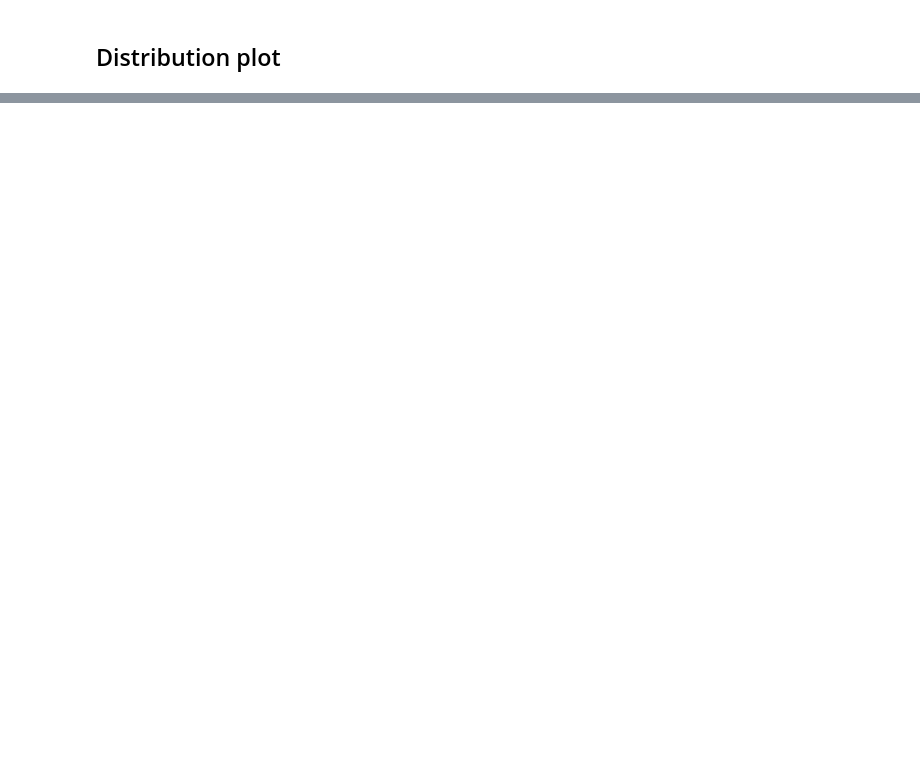
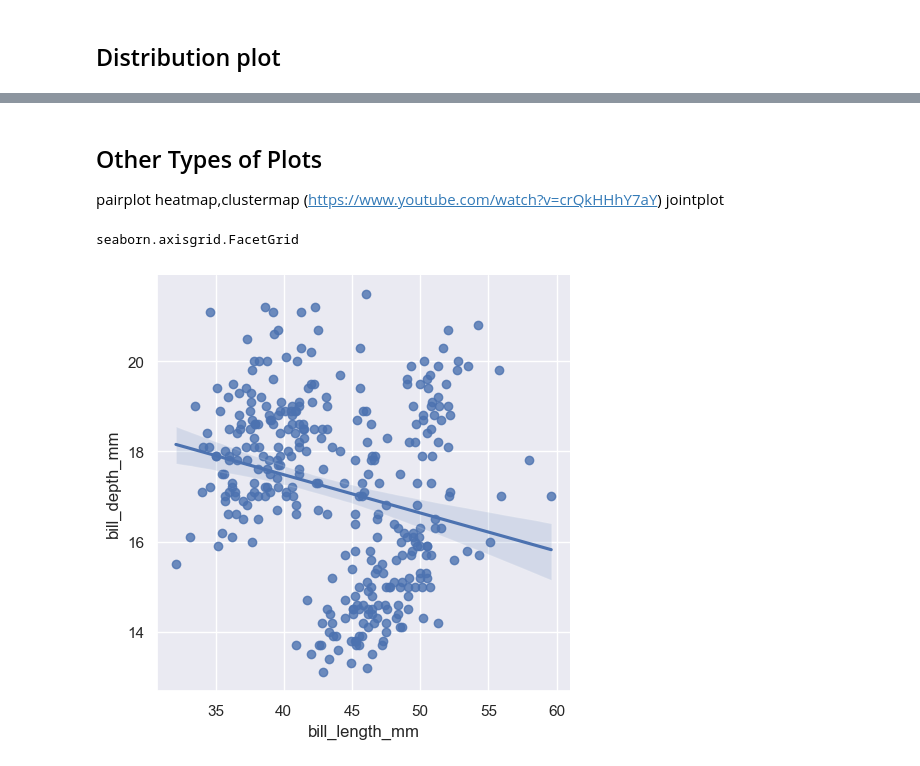
Before and after one commit to gitkundan/mle, a Jupyter notebook: seaborn_demo.ipynb, the cells around one changed output, grey strips where cells are left out. Drawn from its saved outputs; the diff is of its cells as text; code cells hidden in the pictures; blank space fills up the shorter version.

Commit message:
added pairplot and jointplot

```diff
--- a/seaborn_demo.ipynb
+++ b/seaborn_demo.ipynb
@@ -108,0 +133,12 @@ sns.catplot(data=tips,x='total_bill',y='day',hue='time',kind='swarm')
+# %% [markdown]
+## Other Types of Plots <a id='others'></a>
+pairplot
+heatmap,clustermap (https://www.youtube.com/watch?v=crQkHHhY7aY)
+jointplot
+# %%
+#lmplot : regression
+penguins=sns.load_dataset('penguins')
+sns.lmplot(data=penguins, x="bill_length_mm", y="bill_depth_mm"))
+# %% [output]
+seaborn.axisgrid.FacetGrid
+[figure, added]
```
Also changed, not shown: parts of 13 cells of this notebook.
